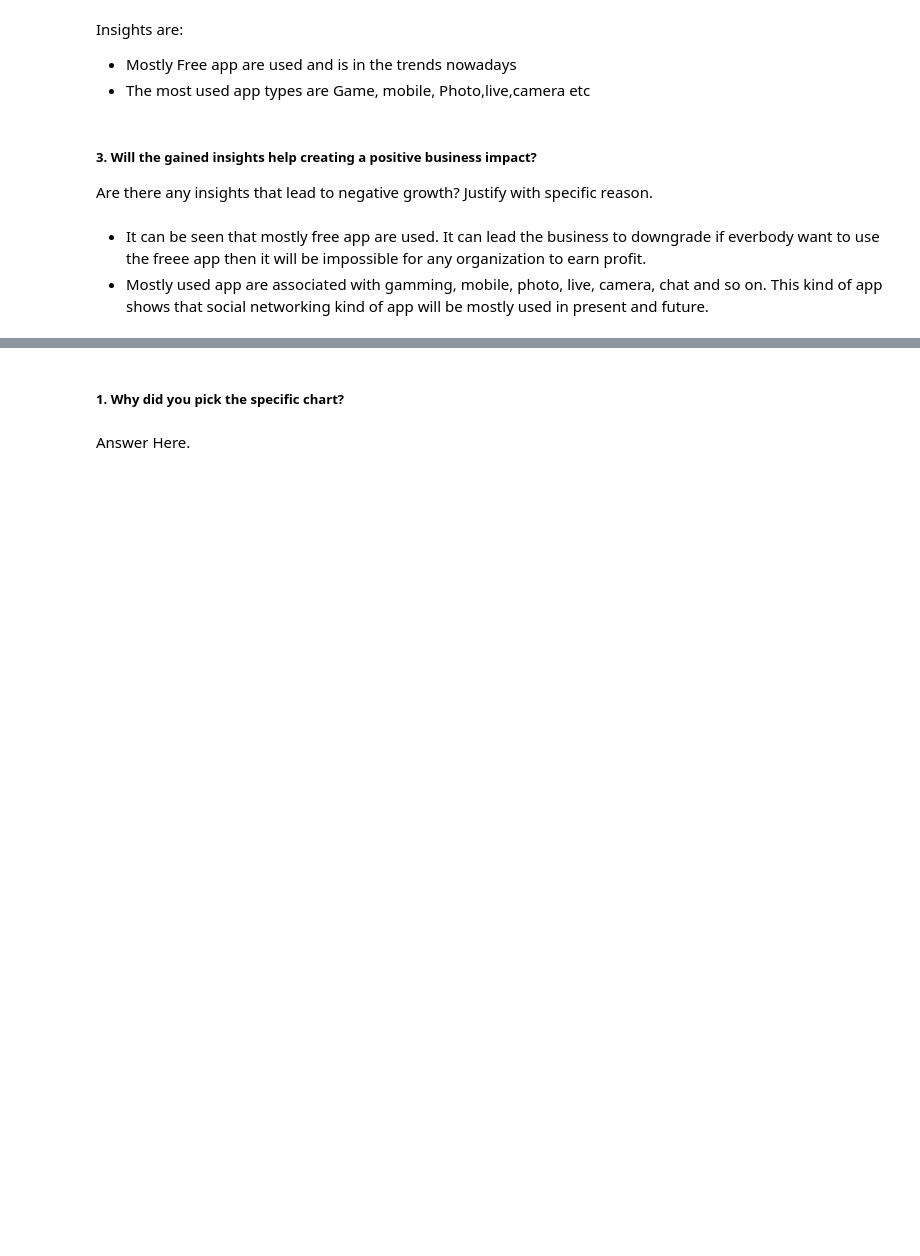
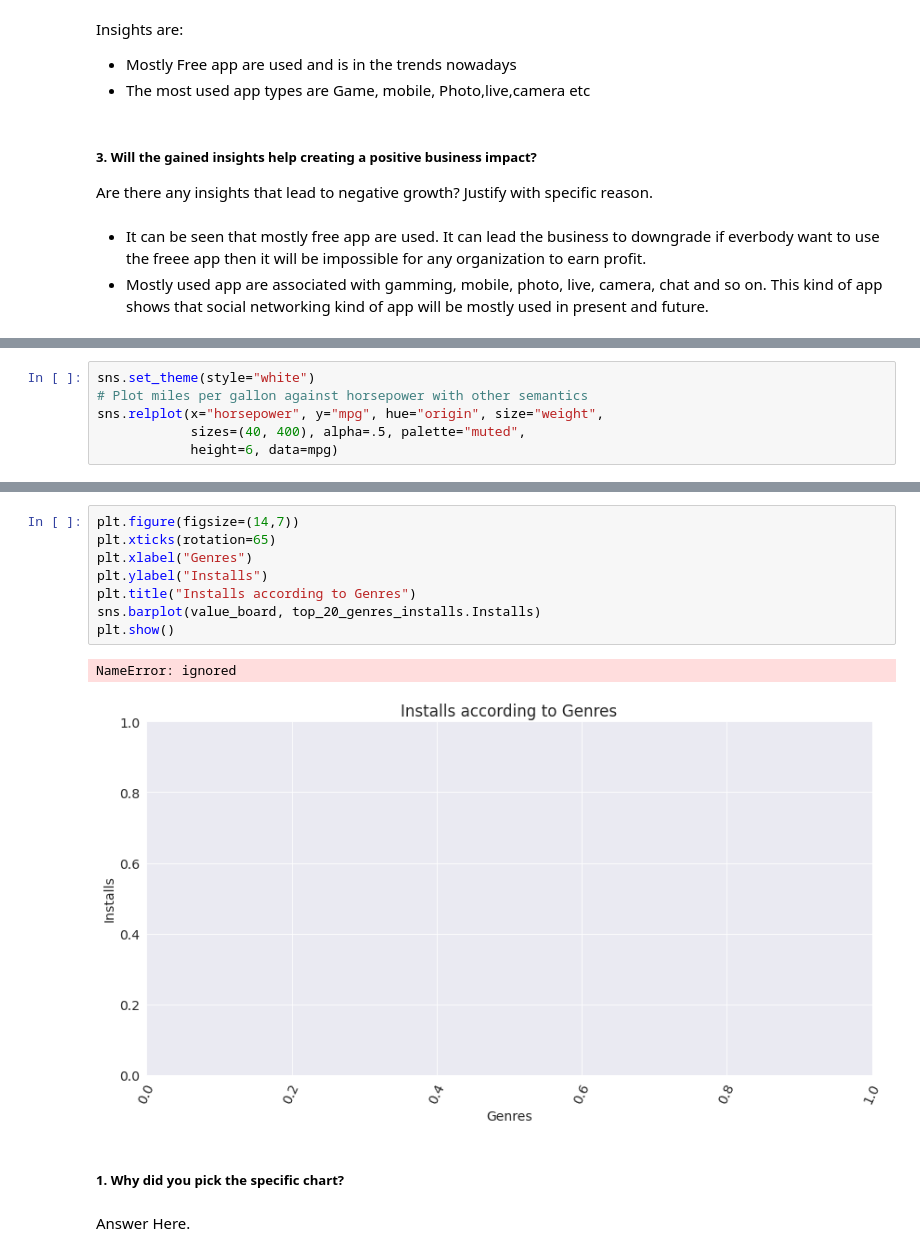
Before and after one commit to maxashoka3/EDA---Play-Store-App, a Jupyter notebook: EDA_on_Play_Store_App_Review.ipynb, the cells around one changed output, grey strips where cells are left out. Drawn from its saved outputs; the diff is of its cells as text; blank space fills up the shorter version.

```diff
--- a/EDA_on_Play_Store_App_Review.ipynb
+++ b/EDA_on_Play_Store_App_Review.ipynb
@@ -890,0 +1161,6 @@ Are there any insights that lead to negative growth? Justify with specific reaso
+# %%
+sns.set_theme(style="white")
+# Plot miles per gallon against horsepower with other semantics
+sns.relplot(x="horsepower", y="mpg", hue="origin", size="weight",
+            sizes=(40, 400), alpha=.5, palette="muted",
+            height=6, data=mpg)
@@ -891,3 +1233,14 @@ Are there any insights that lead to negative growth? Justify with specific reaso
+# %%
+plt.figure(figsize=(14,7))
+plt.xticks(rotation=65)
+plt.xlabel("Genres")
+plt.ylabel("Installs")
+plt.title("Installs according to Genres")
+sns.barplot(value_board, top_20_genres_installs.Installs)
+plt.show()
+# %% [output]
+NameError: ignored
+[figure, added]
 # %% [markdown]
 ##### 1. Why did you pick the specific chart?
 # %% [markdown]
```
Also changed, not shown: parts of 90 cells of this notebook.
